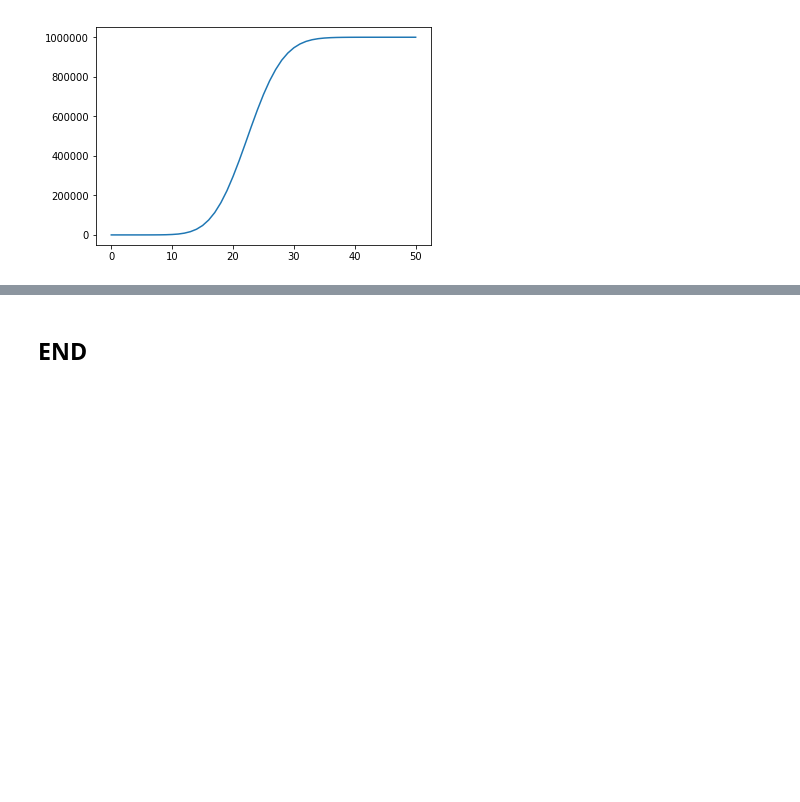
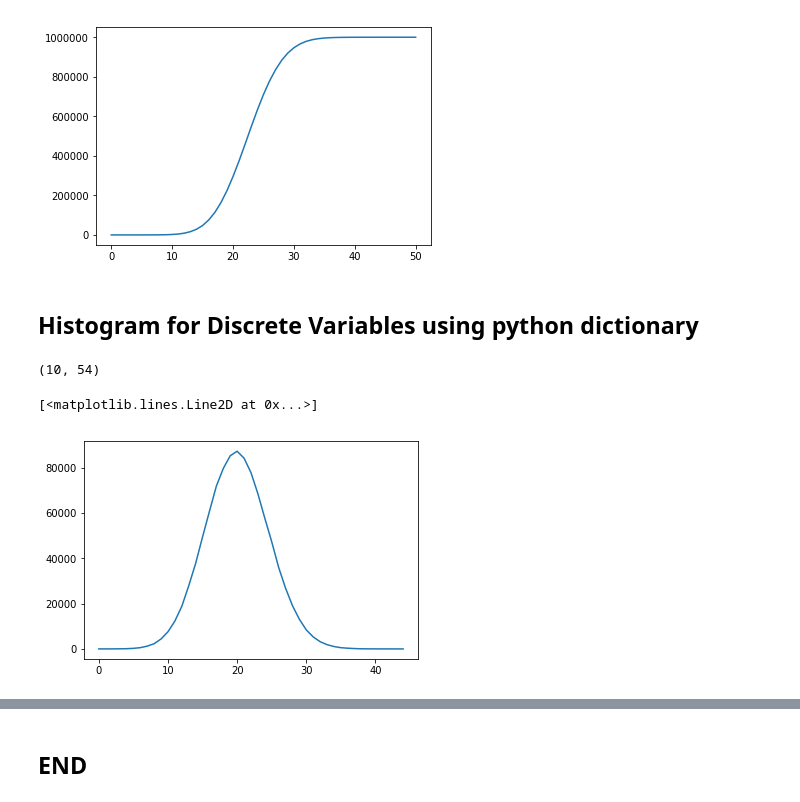
Before and after one commit to yongduek/ieml, a Jupyter notebook: notebooks/random_sample_generation.ipynb, the cells around one changed output, grey strips where cells are left out. Cells and saved outputs as stored; diff of their text form; code cells hidden in the pictures; blank space fills up the shorter version.

```diff
--- a/notebooks/random_sample_generation.ipynb
+++ b/notebooks/random_sample_generation.ipynb
@@ -253,3 +253,19 @@ array([      0,       0,       0,       3,       7,      21,      67,
 h= plt.plot (cdf)
 # %% [output]
 [figure]
+# %% [markdown]
+## Histogram for Discrete Variables using python dictionary
+# %%
+xbino.min(), xbino.max()
+# %% [output]
+(10, 54)
+# %%
+hist = { i : 0 for i in range (xbino.min(), xbino.max()+1, 1) }
+for n in xbino:
+    hist[n] += 1
+# %%
+# this plot does not have proper x range
+plt.plot (hist.values())
+# %% [output]
+[<matplotlib.lines.Line2D at 0x...>]
+[figure, added]
```
Also changed, not shown: parts of 7 cells of this notebook.
